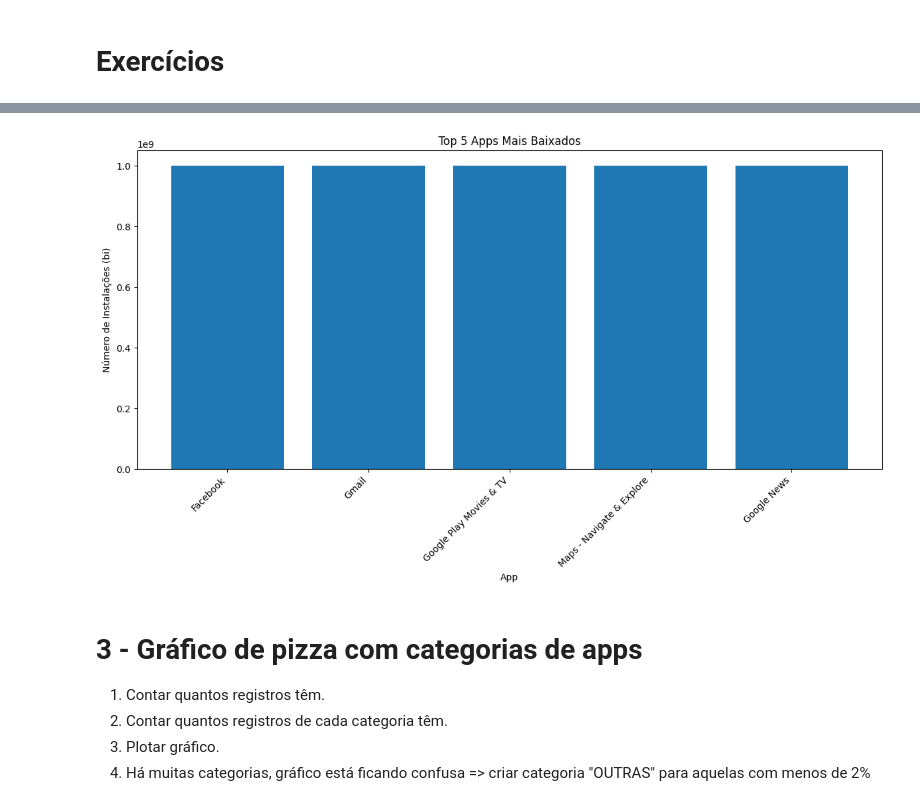
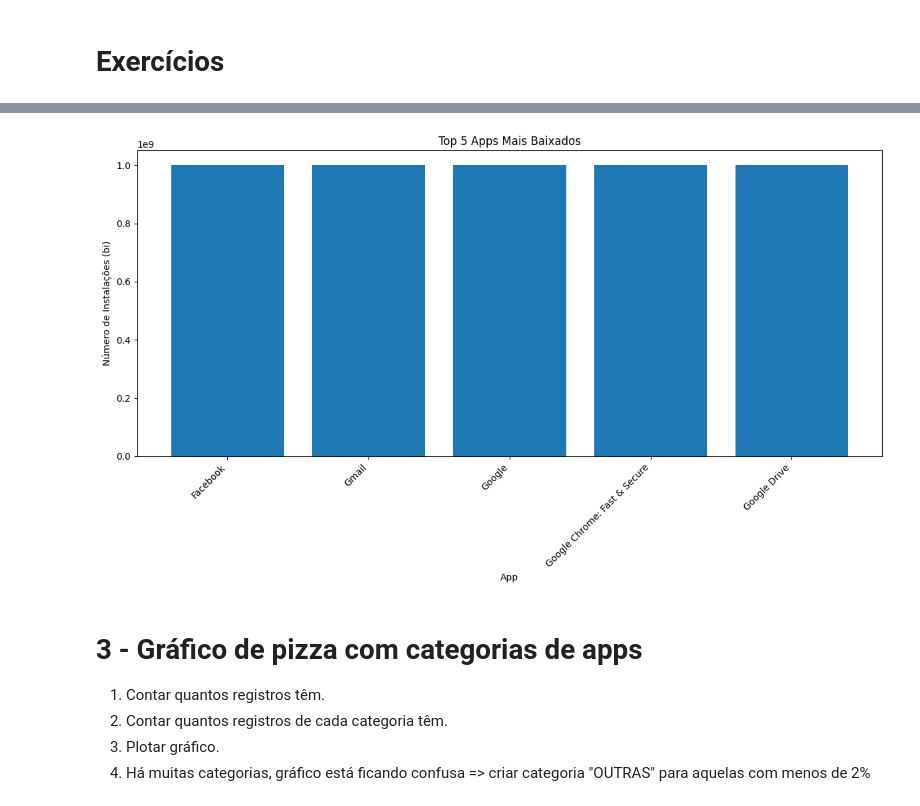
Before and after one commit to ArturMariano13/data-analytics-compass-pb, a Jupyter notebook: Sprint 3/desafio/script.IPYNB, the cells around one changed output, grey strips where cells are left out. Drawn from its saved outputs; the diff is of its cells as text; code cells hidden in the pictures.

```diff
--- a/Sprint 3/desafio/script.IPYNB
+++ b/Sprint 3/desafio/script.IPYNB
@@ -483,17 +482,17 @@ Utilizar a biblioteca `matplotlib`.
 # %%
-top_5_apps = dfNoDup.sort_values(by='Installs', ascending=False).head(5)
+top_5_apps = dfNoDup.sort_values(by=['Installs', 'App'], ascending=[False, True]).head(5)
 
 
 plt.figure(figsize=(12, 7))
 plt.bar(top_5_apps['App'], top_5_apps['Installs'])
 plt.xlabel('App')
 plt.ylabel('Número de Instalações (bi)')
 plt.title('Top 5 Apps Mais Baixados')
 plt.xticks(rotation=45, ha='right')
 plt.tight_layout()
 plt.show()
 # %% [output]
-[figure, old version]
+[figure, new version]
 # %% [markdown]
 # 3 - Gráfico de pizza com categorias de apps
 1. Contar quantos registros têm.
```
Also changed, not shown: parts of 6 cells of this notebook, 5 other files.
